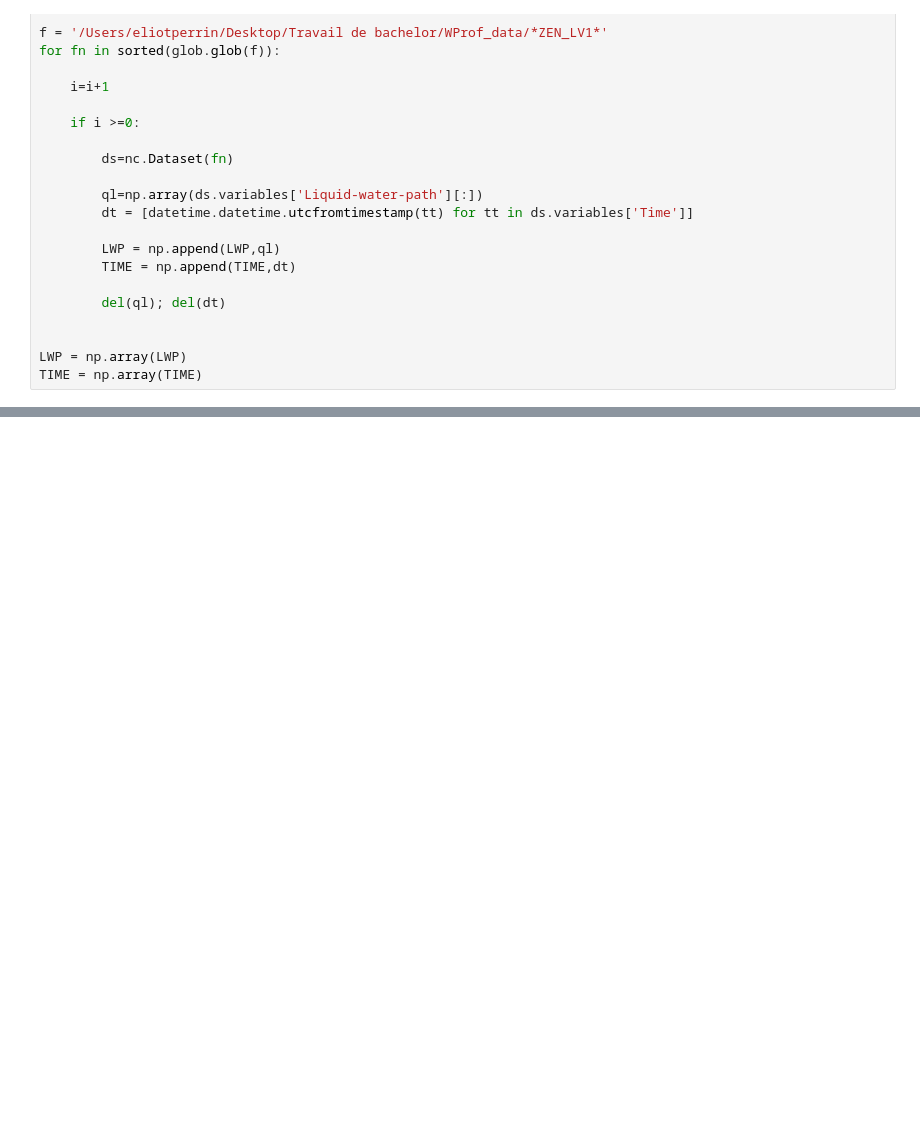
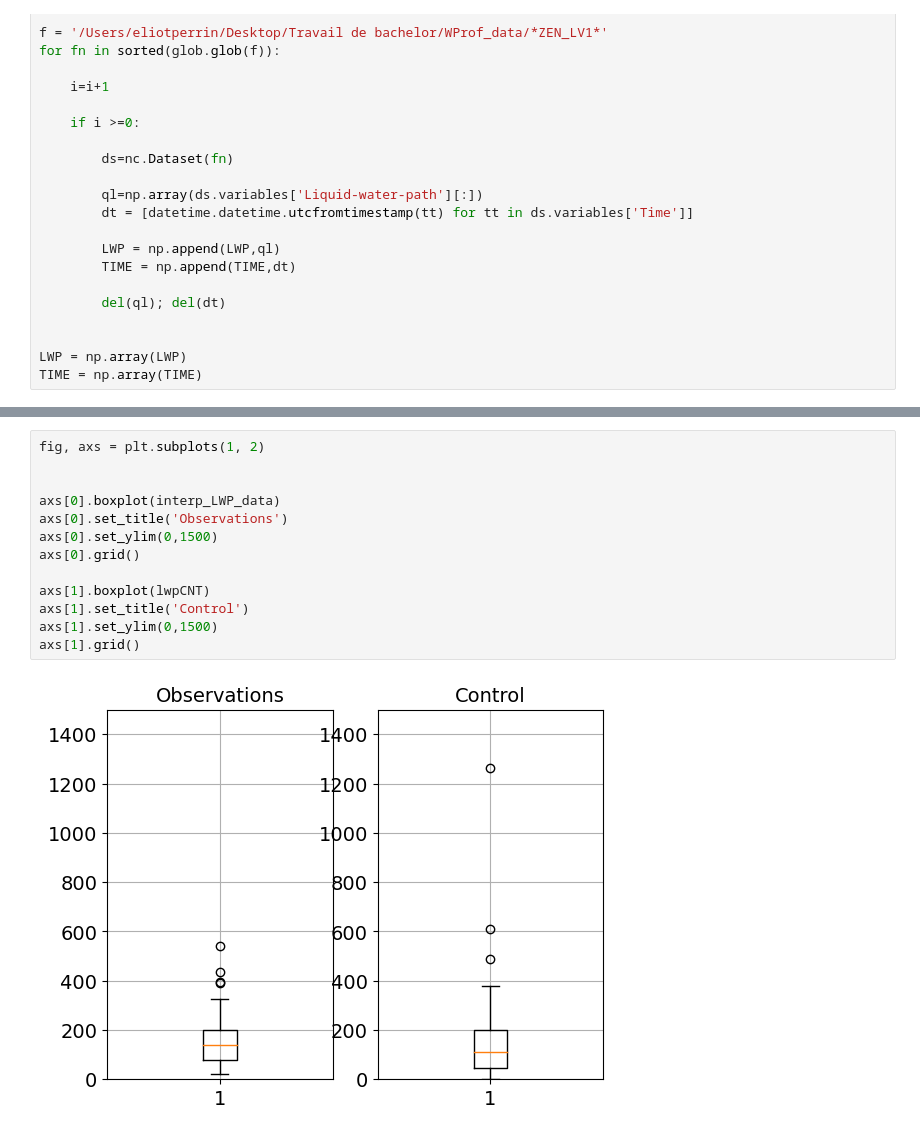
Before and after one commit to eliotperrin/Mixed-phase-cloud-with-CR-SIM, a Jupyter notebook: lwp difference.ipynb, the cells around one changed output, grey strips where cells are left out. Cells and saved outputs as stored; diff of their text form; blank space fills up the shorter version.

```diff
--- a/lwp difference.ipynb
+++ b/lwp difference.ipynb
@@ -200,3 +214,18 @@ plt.plot(wrf_time,lwpCNT)
+# %%
+fig, axs = plt.subplots(1, 2)
+
+
+axs[0].boxplot(interp_LWP_data)
+axs[0].set_title('Observations')
+axs[0].set_ylim(0,1500)
+axs[0].grid()
+
+axs[1].boxplot(lwpCNT)
+axs[1].set_title('Control')
+axs[1].set_ylim(0,1500)
+axs[1].grid()
+# %% [output]
+[figure, added]
 # %%
 diff = interp_LWP_data - lwpCNT
 diff = abs(diff)
```
Also changed, not shown: parts of 7 cells of this notebook, 1 other file.
